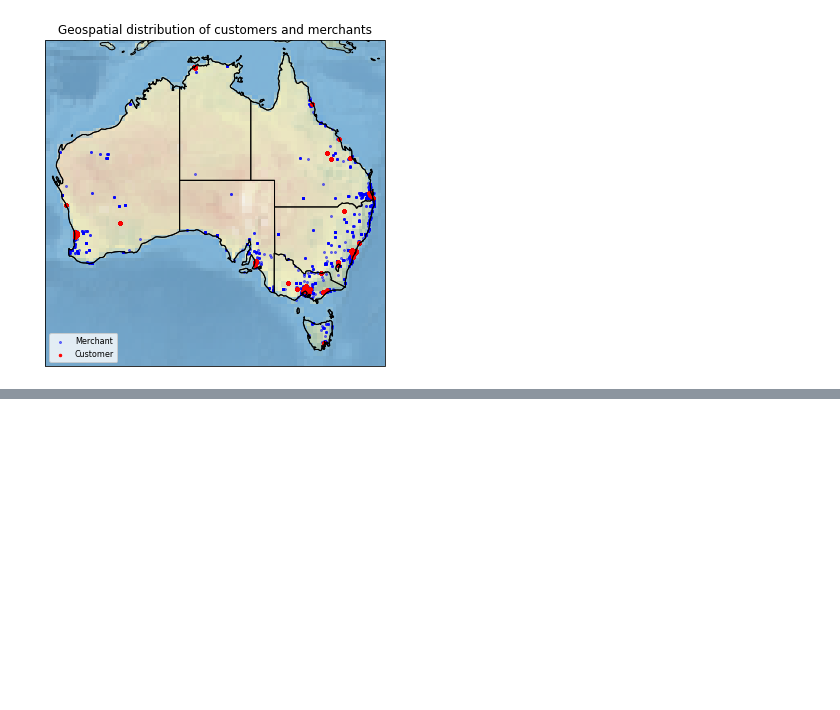
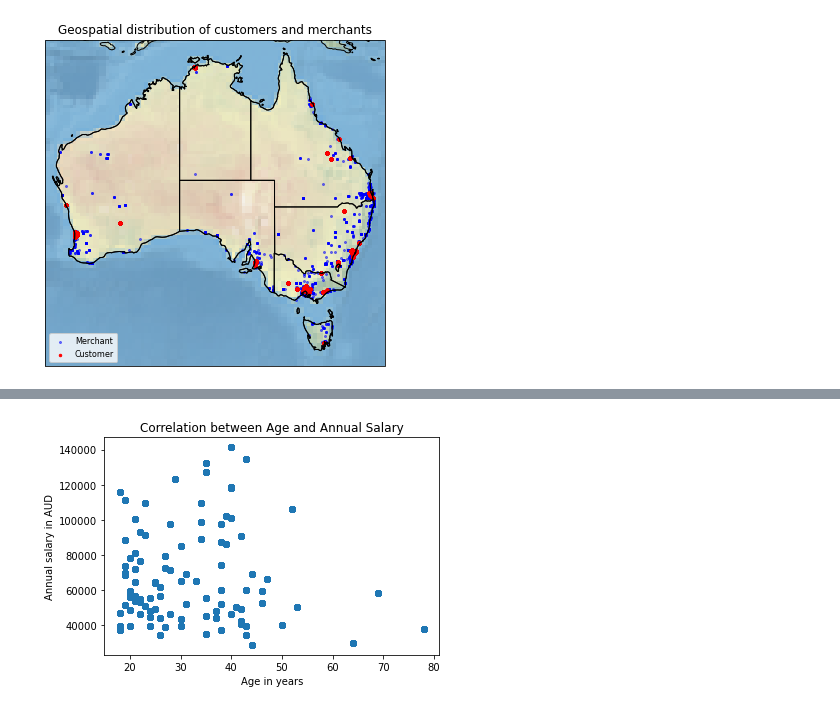
Before and after one commit to tracyyp/tracyyp, a Jupyter notebook: Data@ANZ/ANZ Transaction Data Analysis.ipynb, the cells around one changed output, grey strips where cells are left out. Cells and saved outputs as stored; diff of their text form; code cells hidden in the pictures; blank space fills up the shorter version.

```diff
--- a/Data@ANZ/ANZ Transaction Data Analysis.ipynb
+++ b/Data@ANZ/ANZ Transaction Data Analysis.ipynb
@@ -411,0 +486,3 @@ plt.show()
+# %%
+df_salary = df.merge(account_total_salary[['account','annual_salary','salary_range']], on='account')
+df_salary.columns
@@ -411,0 +498,8 @@ plt.show()
+# %%
+plt.scatter(x=df_salary['age'], y=df_salary['annual_salary'])
+plt.xlabel('Age in years')
+plt.ylabel('Annual salary in AUD')
+plt.title('Correlation between Age and Annual Salary')
+plt.show()
+# %% [output]
+[figure, added]
```
Also changed, not shown: parts of 20 cells of this notebook.
